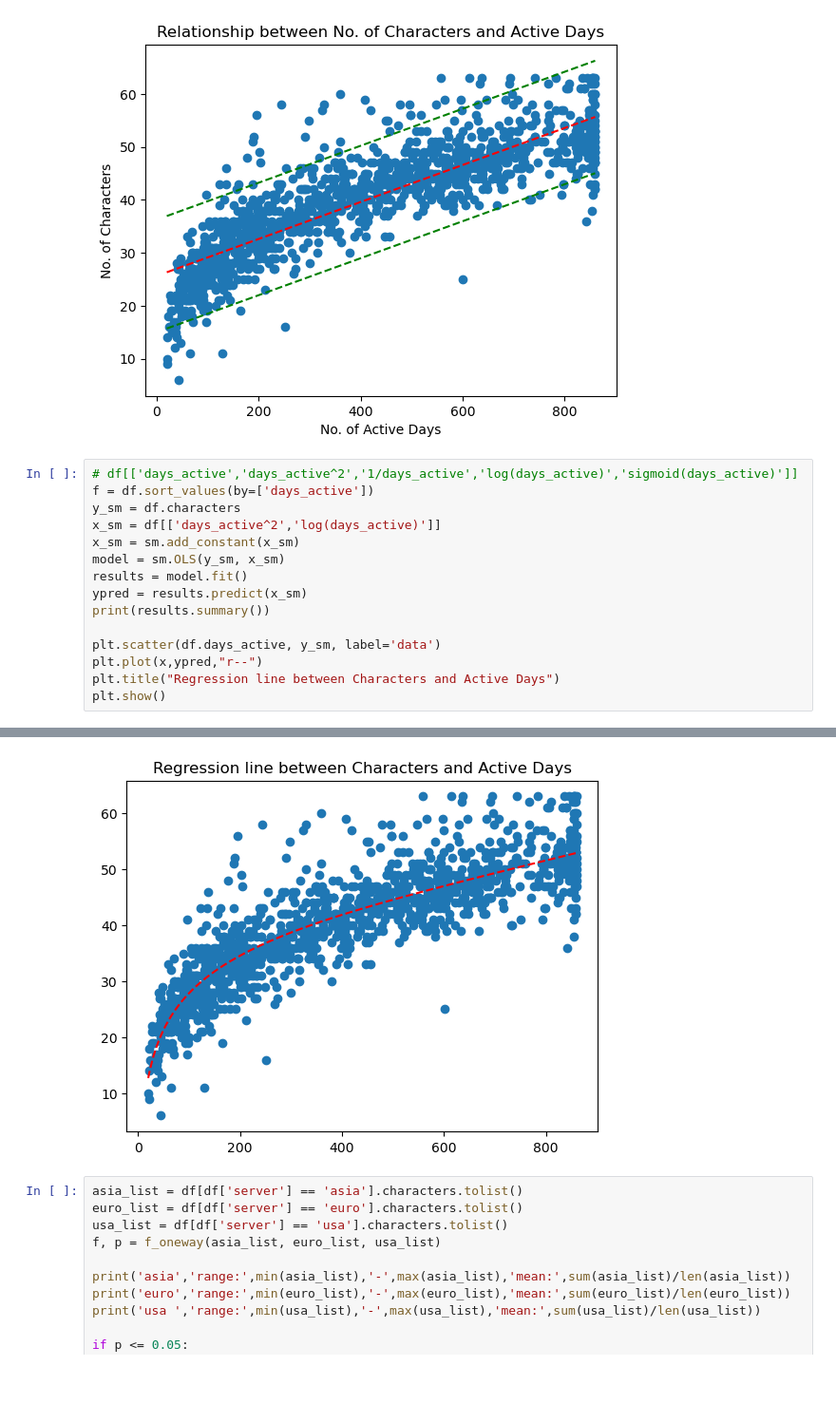
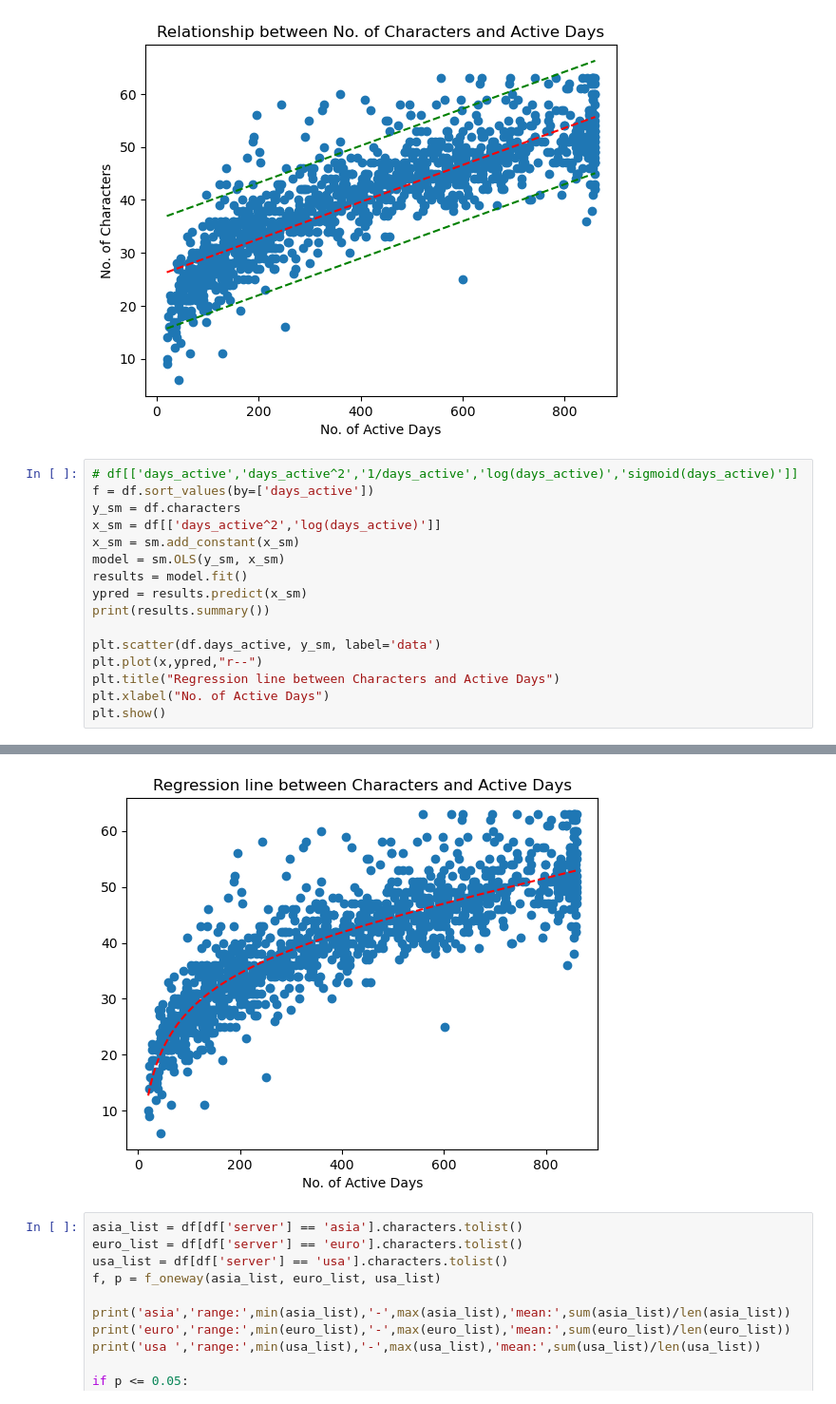
Before and after one commit to jasonchuangkw/project_genshin, a Jupyter notebook: codes/eda_and_analysis.ipynb, the cells around one changed output, grey strips where cells are left out. Shown at 95% size. Saved outputs shown, nothing was run; the diff lists cells and outputs as text; blank space fills up the shorter version.

```diff
--- a/codes/eda_and_analysis.ipynb
+++ b/codes/eda_and_analysis.ipynb
@@ -670,6 +671,7 @@ print(results.summary())
 plt.scatter(df.days_active, y_sm, label='data')
 plt.plot(x,ypred,"r--")
 plt.title("Regression line between Characters and Active Days")
+plt.xlabel("No. of Active Days")
 plt.show()
 # %% [output]
                             OLS Regression Results
@@ -682,14 +684,14 @@ Time:                        16:34:40   Log-Likelihood:                -3675.5
 No. Observations:                1203   AIC:                             7357.
 Df Residuals:                    1200   BIC:                             7372.
 Df Model:                           2
 Covariance Type:            nonrobust
 ====================================================================================
 ... (12 lines left out)
 Notes:
 [1] Standard Errors assume that the covariance matrix of the errors is correctly specified.
 [2] The condition number is large, 3.56e+06. This might indicate that there are
 strong multicollinearity or other numerical problems.
-[figure, old version]
+[figure, new version]
 # %%
 asia_list = df[df['server'] == 'asia'].characters.tolist()
 euro_list = df[df['server'] == 'euro'].characters.tolist()
```
Also changed, not shown: parts of 2 cells of this notebook, 1 other file.
